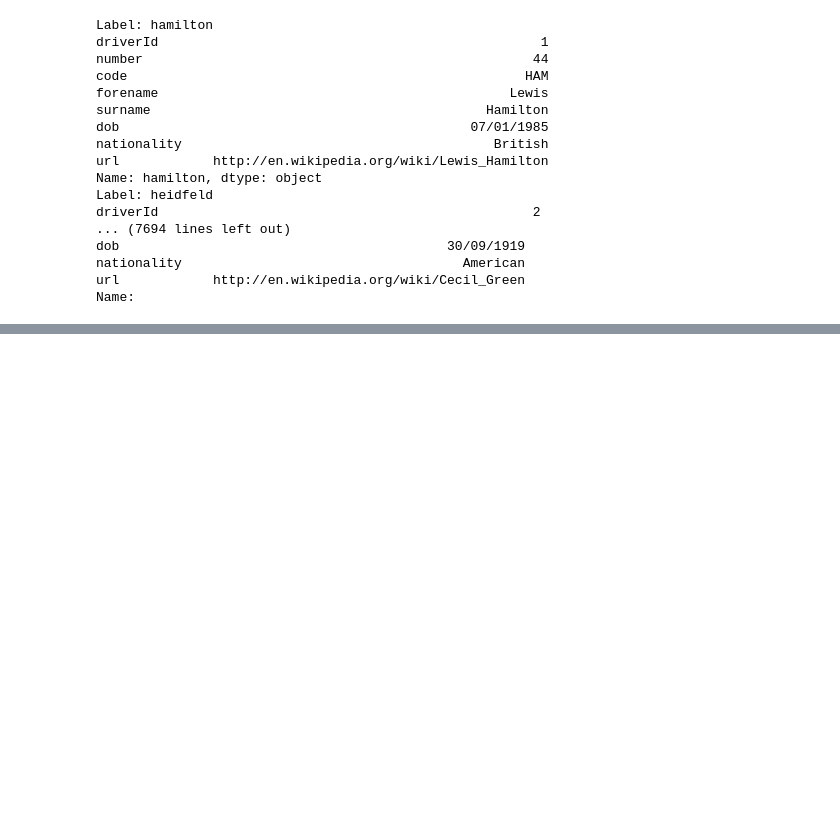
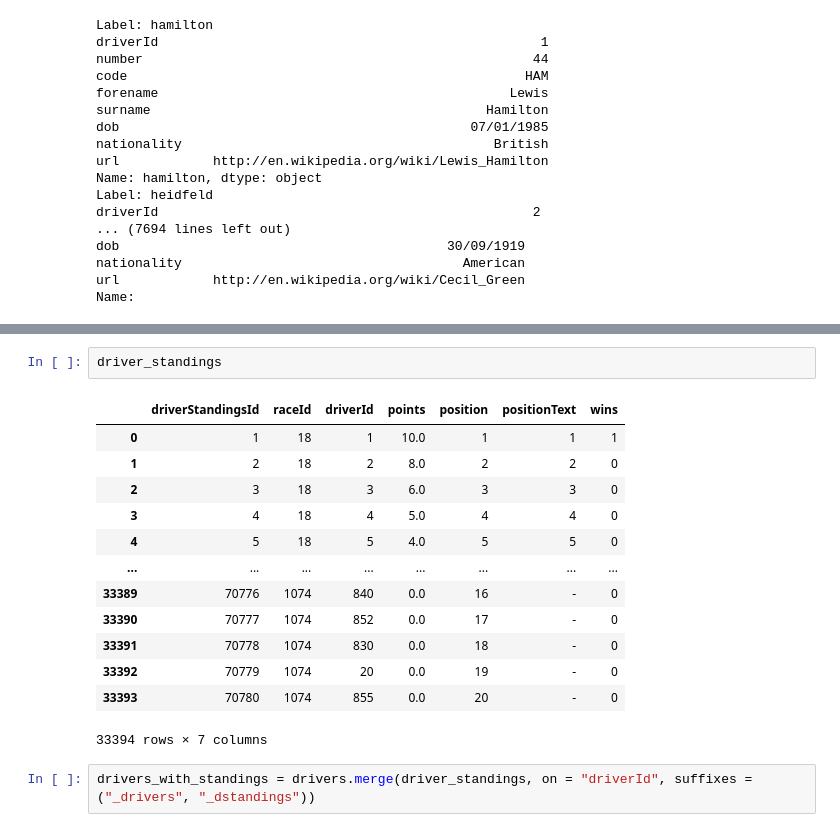
Before and after one commit to Katems22/Kate-O-Repository, a Jupyter notebook: KOR Assignment 13.03.2022.ipynb, the cells around one changed output, grey strips where cells are left out. Drawn from its saved outputs; the diff is of its cells as text; blank space fills up the shorter version.

```diff
--- a/KOR Assignment 13.03.2022.ipynb
+++ b/KOR Assignment 13.03.2022.ipynb
@@ -623,0 +641,18 @@ Name:
+# %%
+driver_standings
+# %% [output]
+|  | driverStandingsId | raceId | driverId | points | position | positionText | wins |
+| 0 | 1 | 18 | 1 | 10.0 | 1 | 1 | 1 |
+| 1 | 2 | 18 | 2 | 8.0 | 2 | 2 | 0 |
+| 2 | 3 | 18 | 3 | 6.0 | 3 | 3 | 0 |
+| 3 | 4 | 18 | 4 | 5.0 | 4 | 4 | 0 |
+| 4 | 5 | 18 | 5 | 4.0 | 5 | 5 | 0 |
+| ... | ... | ... | ... | ... | ... | ... | ... |
+| 33389 | 70776 | 1074 | 840 | 0.0 | 16 | - | 0 |
+| 33390 | 70777 | 1074 | 852 | 0.0 | 17 | - | 0 |
+| 33391 | 70778 | 1074 | 830 | 0.0 | 18 | - | 0 |
+| 33392 | 70779 | 1074 | 20 | 0.0 | 19 | - | 0 |
+| 33393 | 70780 | 1074 | 855 | 0.0 | 20 | - | 0 |
+33394 rows × 7 columns
+# %%
+drivers_with_standings = drivers.merge(driver_standings, on = "driverId", suffixes = ("_drivers", "_dstandings"))
```
Also changed, not shown: parts of 2 cells of this notebook.
